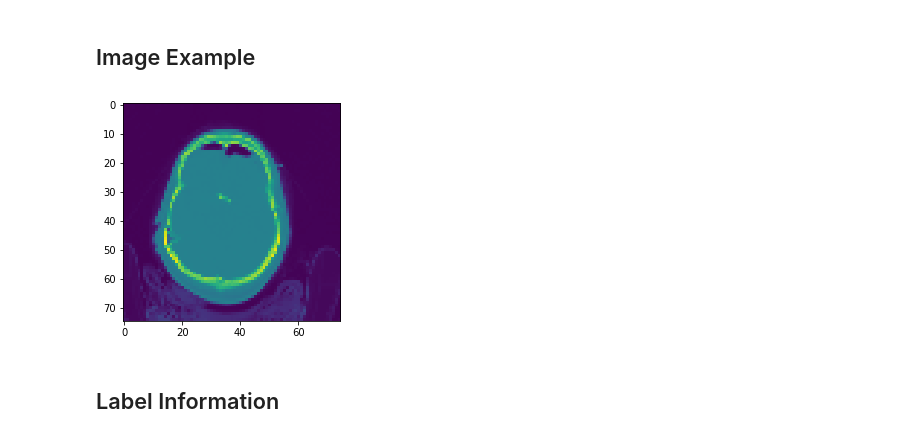
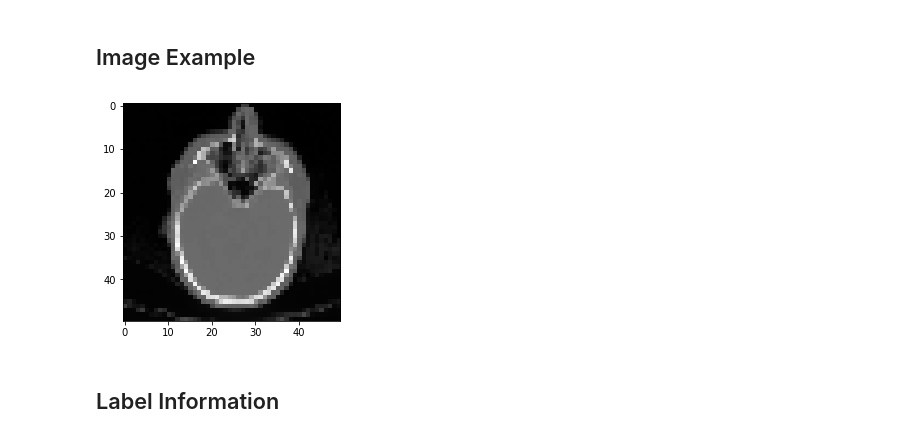
Before and after one commit to bjhammack/intracranial-hemorrhage-detection, a Jupyter notebook: rsna_hemorrhage_classification_model.ipynb, the cells around one changed output. Cells and saved outputs as stored; diff of their text form; code cells hidden in the pictures.

Commit message:
updated jupyter notebook and readme. Added images.

```diff
--- a/rsna_hemorrhage_classification_model.ipynb
+++ b/rsna_hemorrhage_classification_model.ipynb
@@ -133,8 +135,9 @@ To do this, first I needed to separate the data into two pd.Series; one for IDs
 train_csv = pd.read_csv('C:/users/sourp/documents/github_repos/ihd_data/data/stage_1_train.csv')
 #train_csv = pd.read_csv("./data/stage_1_train.csv")
 print('Length of train_csv:',str(len(train_csv)))
-print('Expected length of post-tranform train_labels:', str(int(len(train_csv)/6)))
+print('Expected length of post-transform train_labels:', str(int(len(train_csv)/6)))
 
+train_csv = train_csv[~train_csv.ID.str.contains('any')]
 train_csv['hem'] = train_csv['ID'].str.split('_').str[2]
 
 train_labels_pos = train_csv.loc[train_csv['Label']==1].groupby([train_csv['ID'].str.split('_').str[1]
@@ -201,7 +204,7 @@ def import_images(total_images, hem_rate):
                 image_array_resized = cv2.resize(image_array,(50,50))
                 image_label = train_labels.loc[train_labels.index==str(image.SOPInstanceUID)][0]
 
-                if 'any' in image_label and hem_img_count < total_hem_img_count:
+                if 'none' not in image_label and hem_img_count < total_hem_img_count:
                     if image_counter % 1000 == 0 and image_counter != 0:
                         print(str(image_counter), 'images imported.')
                     image_arrays.append(image_array_resized)
@@ -221,10 +224,12 @@ def import_images(total_images, hem_rate):
 
     print('Import complete.'+'\n\n'+'images: ' + str(image_counter)+'\n')
 
-    data = {'images': np.asarray(image_arrays), 'labels': np.asarray(labels)}
+    image_arrays, labels = shuffle(np.asarray(image_arrays), np.asarray(labels), random_state=0)
+    data = {'images': image_arrays, 'labels': labels}
+
     print(data['images'][0],'\n\n',data['labels'][0])
 
     return data
 # %%
-data = import_images(100000, .9)
-test_data = import_images(25000, .9)
+data = import_images(100000, .6)
+test_data = import_images(25000, .6)
@@ -233,11 +266,11 @@ test_data = import_images(25000, .9)
 # %% [markdown]
 ## Image Example
 # %%
-random_index = ran.randint(0, image_counter-1)
-random_scan = data['images'][random_index][:,:]/255
+random_index = ran.randint(0, 99999)
+random_scan = data['images'][95878][:,:]/255
 
-plt.imshow(random_scan);
+plt.imshow(random_scan, cmap='gray');
 # %% [output]
-[figure, old version]
+[figure, new version]
 # %% [markdown]
 ## Label Information
```
Also changed, not shown: parts of 21 cells of this notebook, 4 other files.
